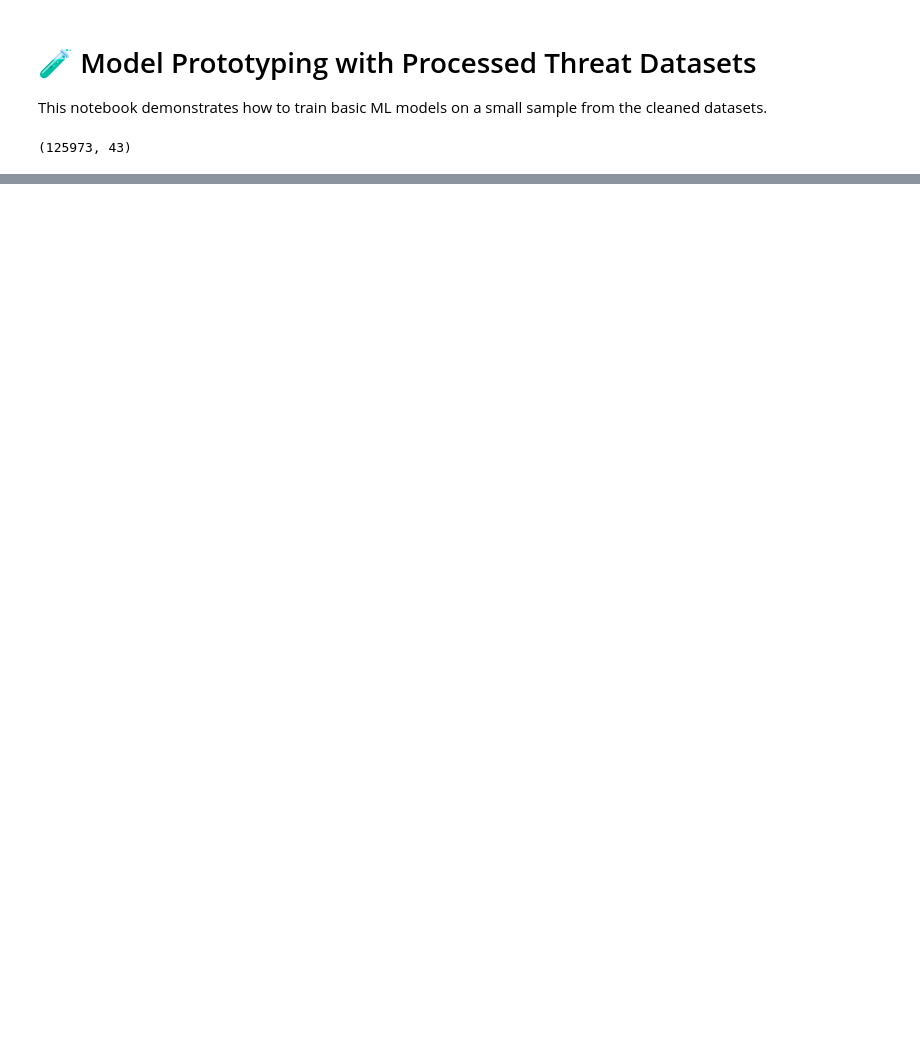
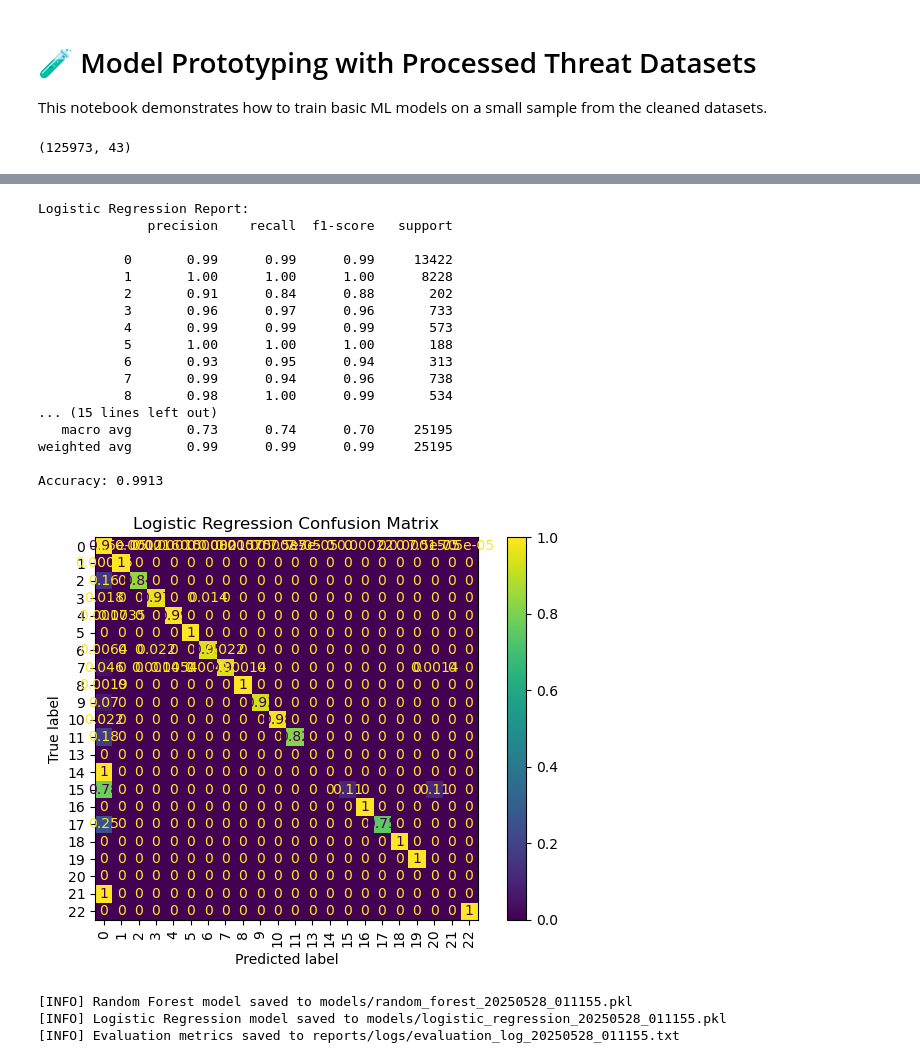
Before and after one commit to Abhranil2003/Threat-Detection-AI, a Jupyter notebook: notebooks/03_model_prototyping.ipynb, the cells around one changed output, grey strips where cells are left out. Cells and saved outputs as stored; diff of their text form; code cells hidden in the pictures; blank space fills up the shorter version.

```diff
--- a/notebooks/03_model_prototyping.ipynb
+++ b/notebooks/03_model_prototyping.ipynb
@@ -95,0 +94,69 @@ Please also refer to the documentation for alternative solver options:
+# %%
+# Logistic Regression evaluation report
+print("Logistic Regression Report:")
+print(classification_report(y_test, y_pred_lr, zero_division=0))
+print(f"Accuracy: {accuracy_score(y_test, y_pred_lr):.4f}")
+
+# Confusion matrix for Logistic Regression
+ConfusionMatrixDisplay.from_predictions(
+    y_test, y_pred_lr, normalize='true', xticks_rotation='vertical'
+)
+plt.title("Logistic Regression Confusion Matrix")
+plt.tight_layout()
+plt.show()
+# %% [output]
+Logistic Regression Report:
+              precision    recall  f1-score   support
+
+           0       0.99      0.99      0.99     13422
+           1       1.00      1.00      1.00      8228
+           2       0.91      0.84      0.88       202
+           3       0.96      0.97      0.96       733
+           4       0.99      0.99      0.99       573
+           5       1.00      1.00      1.00       188
+           6       0.93      0.95      0.94       313
+           7       0.99      0.94      0.96       738
+           8       0.98      1.00      0.99       534
+... (15 lines left out)
+   macro avg       0.73      0.74      0.70     25195
+weighted avg       0.99      0.99      0.99     25195
+
+Accuracy: 0.9913
+[figure, added]
+# %%
+import os
+import joblib
+from datetime import datetime
+
+# Create reports/logs and models directories
+os.makedirs("reports/logs", exist_ok=True)
+os.makedirs("models", exist_ok=True)
+
+timestamp = datetime.now().strftime("%Y%m%d_%H%M%S")
+
+# Save Random Forest model
+rf_path = f"models/random_forest_{timestamp}.pkl"
+joblib.dump(rf, rf_path)
+print(f"[INFO] Random Forest model saved to {rf_path}")
+
+# Save Logistic Regression model
+lr_path = f"models/logistic_regression_{timestamp}.pkl"
+joblib.dump(lr, lr_path)
+print(f"[INFO] Logistic Regression model saved to {lr_path}")
+
+# Save evaluation logs
+metrics_log = f"reports/logs/evaluation_log_{timestamp}.txt"
+with open(metrics_log, "w") as f:
+    f.write("Random Forest Report:\n")
+    f.write(classification_report(y_test, y_pred_rf, zero_division=0))
+    f.write(f"\nAccuracy: {accuracy_score(y_test, y_pred_rf):.4f}\n\n")
+
+    f.write("Logistic Regression Report:\n")
+    f.write(classification_report(y_test, y_pred_lr, zero_division=0))
+    f.write(f"\nAccuracy: {accuracy_score(y_test, y_pred_lr):.4f}\n")
+
+print(f"[INFO] Evaluation metrics saved to {metrics_log}")
+# %% [output]
+[INFO] Random Forest model saved to models/random_forest_20250528_011155.pkl
+[INFO] Logistic Regression model saved to models/logistic_regression_20250528_011155.pkl
+[INFO] Evaluation metrics saved to reports/logs/evaluation_log_20250528_011155.txt
```
Also changed, not shown: parts of 7 cells of this notebook.
